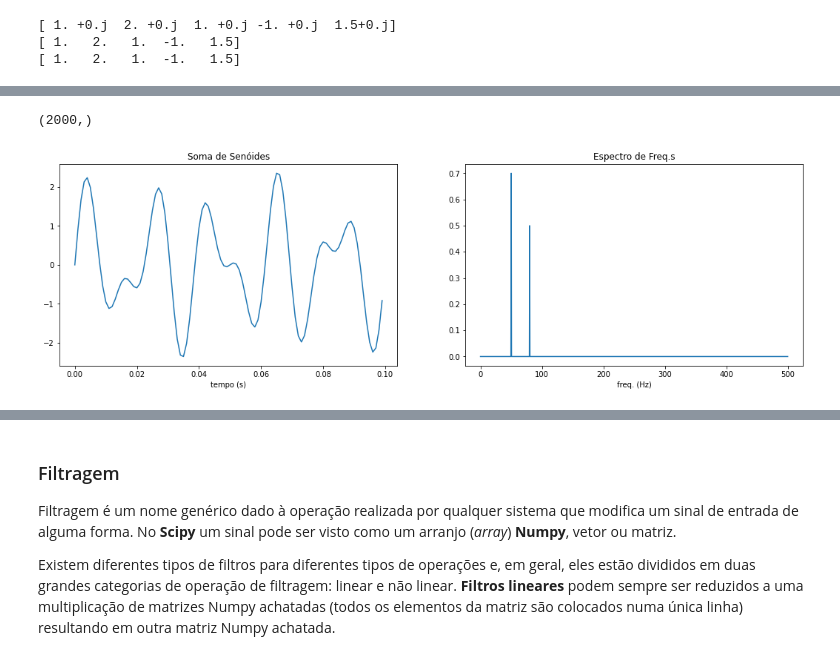
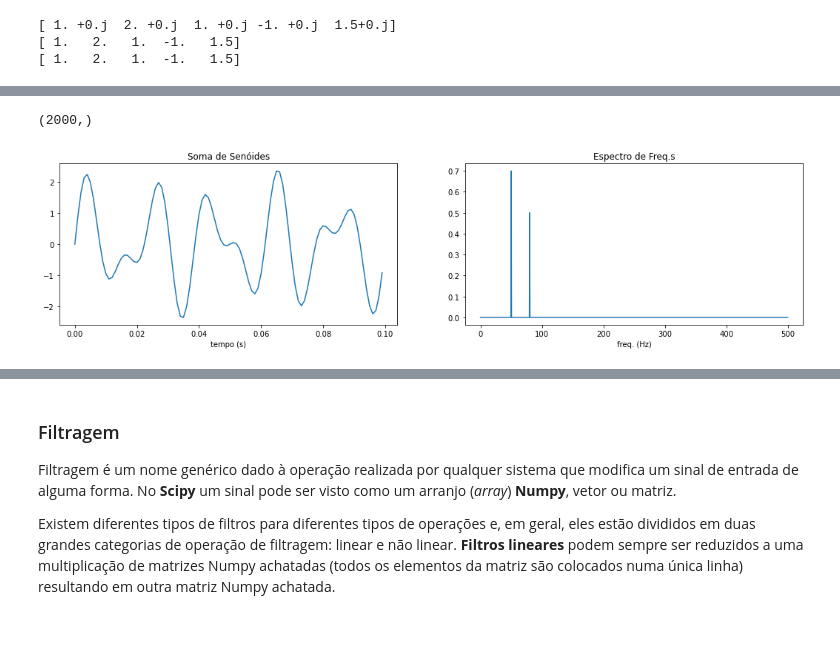
Before and after one commit to kaw19/python, a Jupyter notebook: notebooks/2_Packages/3.Scipy.ipynb, the cells around one changed output, grey strips where cells are left out. Drawn from its saved outputs; the diff is of its cells as text; code cells hidden in the pictures; blank space fills up the shorter version.

```diff
--- a/notebooks/2_Packages/3.Scipy.ipynb
+++ b/notebooks/2_Packages/3.Scipy.ipynb
@@ -244,20 +328,20 @@ O exemplo seguinte exibe a representação da magnitude da DFT da soma de duas s
 # %%
 import pylab as pl
 
 t = np.arange(0,2,0.001)
-# x = np.zeros(t.shape) #
 x = 1.4*np.sin(2*np.pi*50*t)
-y = np.sin(2*np.pi*80*t)
+y = 1.0*np.sin(2*np.pi*80*t)
 z = x + y
-pl.figure(figsize=(18,5))
-pl.subplot(1,2,1); pl.plot(t[:100],z[:100]); pl.xlabel('tempo (s)'); pl.title('Soma de Senóides');
 Z = fft(z)/len(z)
 w = np.arange(0,len(t)/4,0.5)
+
+pl.figure(figsize=(18,4))
+pl.subplot(1,2,1); pl.plot(t[:100],z[:100]); pl.xlabel('tempo (s)'); pl.title('Soma de Senóides');
 pl.subplot(1,2,2); pl.plot(w,abs(Z[:int(len(z)/2)])); pl.xlabel('freq. (Hz)'); pl.title('Espectro de Freq.s');
 t.shape
 # %% [output]
 (2000,)
-[figure, old version]
+[figure, new version]
 # %% [markdown]
 ## Processamento de Sinais - Subpacote _signal_
 
```
Also changed, not shown: parts of 20 cells of this notebook.
